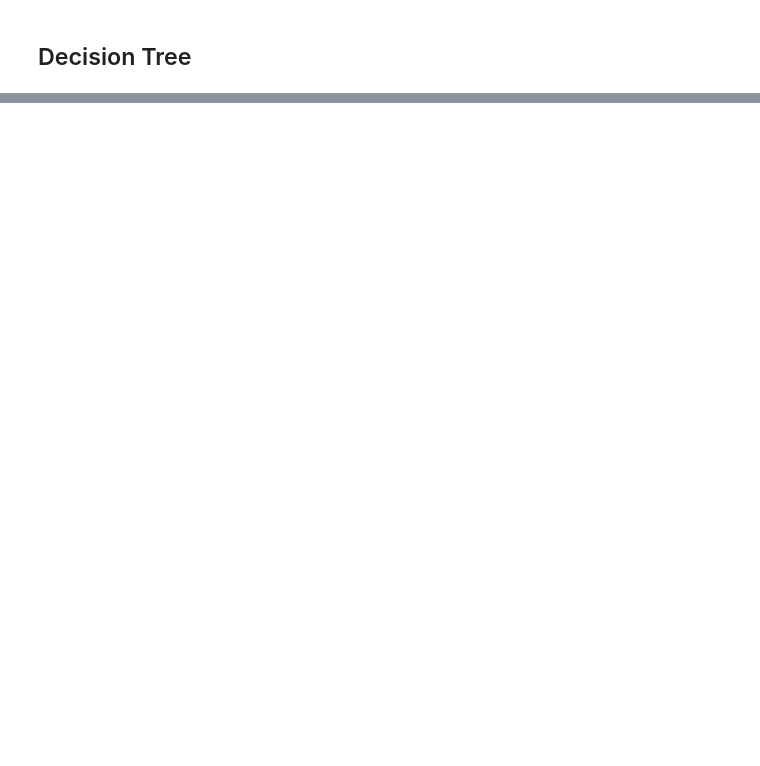
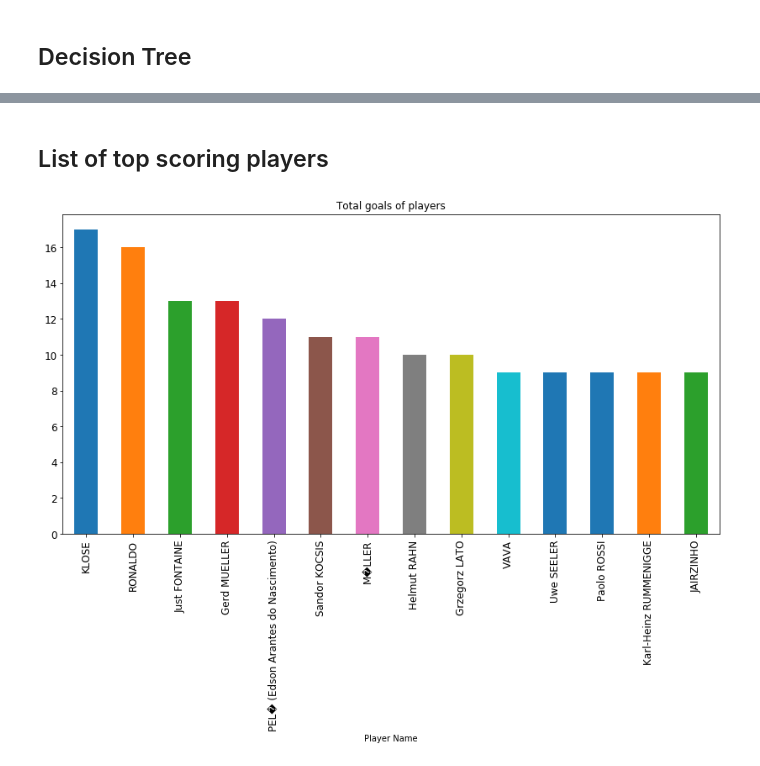
Before and after one commit to bhilprecht/ml-world-championship, a Jupyter notebook: FIFA_WM_Henrik_Leon.ipynb, the cells around one changed output, grey strips where cells are left out. Cells and saved outputs as stored; diff of their text form; code cells hidden in the pictures; blank space fills up the shorter version.

```diff
--- a/FIFA_WM_Henrik_Leon.ipynb
+++ b/FIFA_WM_Henrik_Leon.ipynb
@@ -458,0 +372,11 @@ graph
+# %%
+df_players_goals = df_events[["Player Name", "EventType"]]
+df_players_goals = df_players_goals[df_players_goals.EventType.str.contains("G") == True]
+df_players_goals = df_players_goals[df_players_goals.EventType.str.contains("P") == False]
+df_players_goals = df_players_goals[df_players_goals.EventType.str.contains("I") == False]
+df_players_goals = df_players_goals[df_players_goals.EventType.str.contains("Y") == False]
+df_players_goals = df_players_goals[df_players_goals.EventType.str.contains("R") == False]
+df_players_goals = df_players_goals[df_players_goals.EventType.str.contains("O") == False]
+
+df_players_goals.groupby(["Player Name"])
+df_players_goals.dropna()
@@ -458,0 +402,16 @@ graph
+# %% [markdown]
+## List of top scoring players
+# %%
+f = {
+     'EventType':'count'
+    }
+
+df_test = df_players_goals.groupby(['Player Name']).agg(f)
+df_test['EventType'].sort_values(ascending=False)
+df_top_players = df_players_goals.groupby(['Player Name']).agg(f)
+df_top_players['EventType'].sort_values(ascending=False)
+df_top14_players = df_top_players[df_test.EventType > 8]
+df_top14_players['EventType'].sort_values(ascending=False).plot(kind='bar', title="Total goals of players", figsize=(14,7), legend=False, fontsize=12)
+plt.show()
+# %% [output]
+[figure, added]
```
Also changed, not shown: parts of 83 cells of this notebook, 3 other files.
